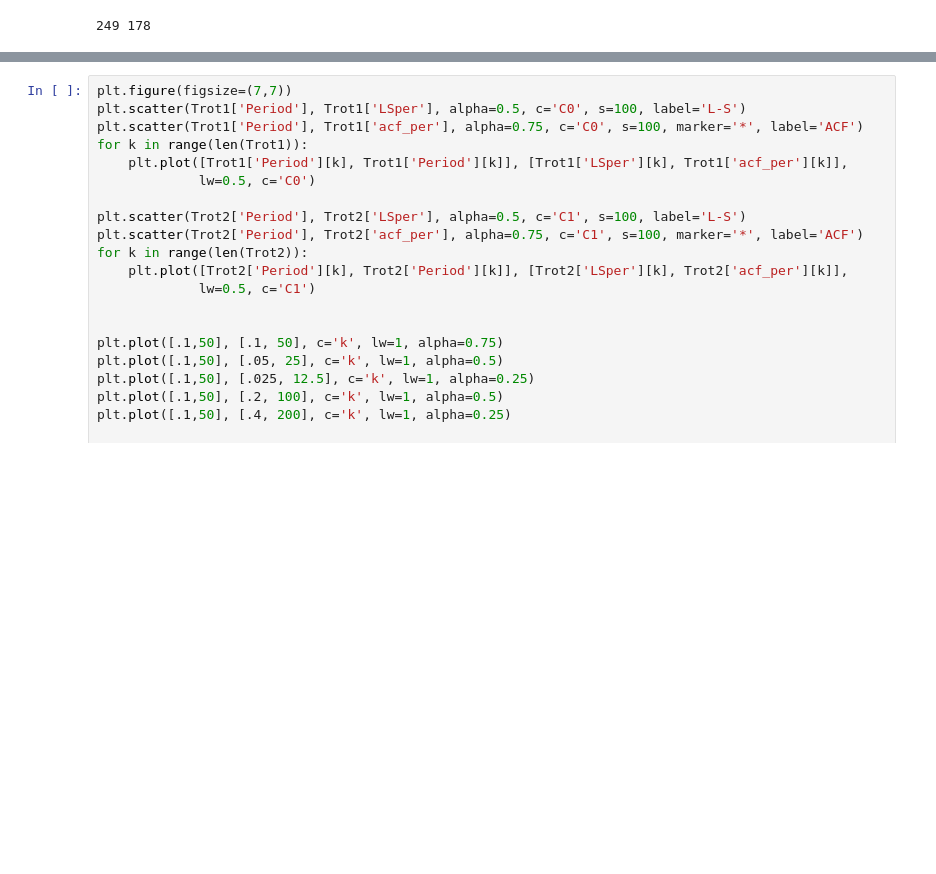
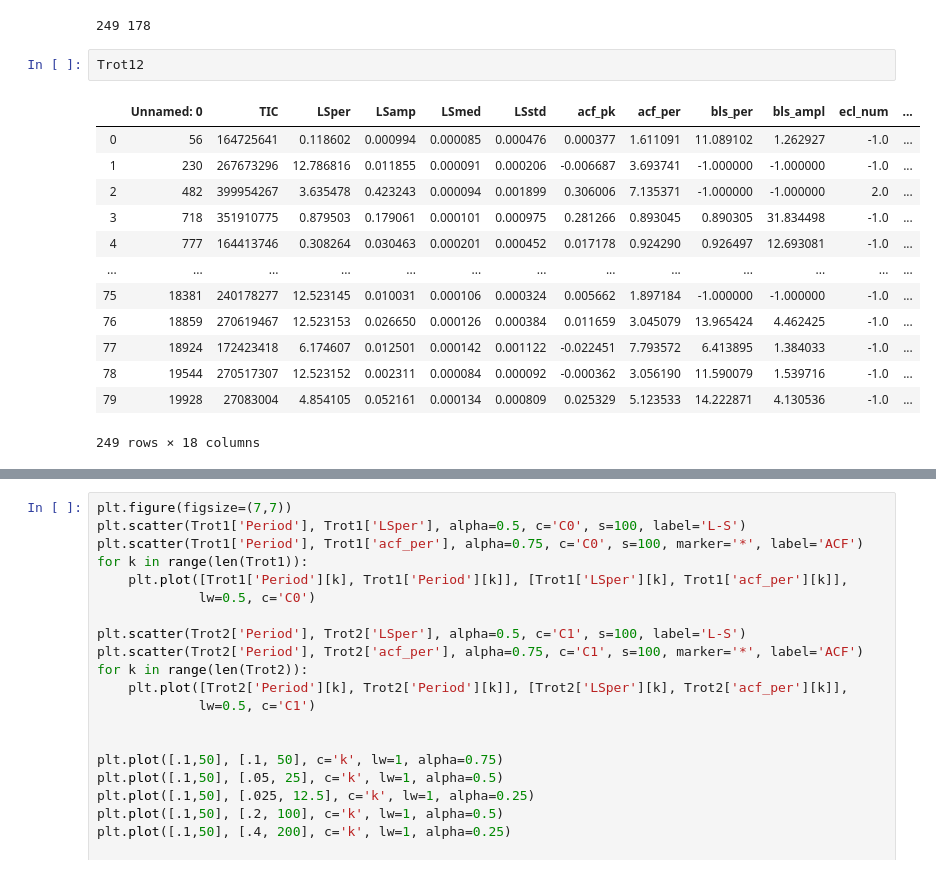
Before and after one commit to jradavenport/KTROT, a Jupyter notebook: period_compare.ipynb, the cells around one changed output, grey strips where cells are left out. Drawn from its saved outputs; the diff is of its cells as text; blank space fills up the shorter version.

```diff
--- a/period_compare.ipynb
+++ b/period_compare.ipynb
@@ -146,3 +120,19 @@ Trot12 = pd.concat((Trot1, Trot2))
 print(Trot12['KIC'].size, Trot12['KIC'].unique().size)
 # %% [output]
 249 178
+# %%
+Trot12
+# %% [output]
+|  | Unnamed: 0 | TIC | LSper | LSamp | LSmed | LSstd | acf_pk | acf_per | bls_per | bls_ampl | ecl_num | ... |
+| 0 | 56 | 164725641 | 0.118602 | 0.000994 | 0.000085 | 0.000476 | 0.000377 | 1.611091 | 11.089102 | 1.262927 | -1.0 | ... |
+| 1 | 230 | 267673296 | 12.786816 | 0.011855 | 0.000091 | 0.000206 | -0.006687 | 3.693741 | -1.000000 | -1.000000 | -1.0 | ... |
+| 2 | 482 | 399954267 | 3.635478 | 0.423243 | 0.000094 | 0.001899 | 0.306006 | 7.135371 | -1.000000 | -1.000000 | 2.0 | ... |
+| 3 | 718 | 351910775 | 0.879503 | 0.179061 | 0.000101 | 0.000975 | 0.281266 | 0.893045 | 0.890305 | 31.834498 | -1.0 | ... |
+| 4 | 777 | 164413746 | 0.308264 | 0.030463 | 0.000201 | 0.000452 | 0.017178 | 0.924290 | 0.926497 | 12.693081 | -1.0 | ... |
+| ... | ... | ... | ... | ... | ... | ... | ... | ... | ... | ... | ... | ... |
+| 75 | 18381 | 240178277 | 12.523145 | 0.010031 | 0.000106 | 0.000324 | 0.005662 | 1.897184 | -1.000000 | -1.000000 | -1.0 | ... |
+| 76 | 18859 | 270619467 | 12.523153 | 0.026650 | 0.000126 | 0.000384 | 0.011659 | 3.045079 | 13.965424 | 4.462425 | -1.0 | ... |
+| 77 | 18924 | 172423418 | 6.174607 | 0.012501 | 0.000142 | 0.001122 | -0.022451 | 7.793572 | 6.413895 | 1.384033 | -1.0 | ... |
+| 78 | 19544 | 270517307 | 12.523152 | 0.002311 | 0.000084 | 0.000092 | -0.000362 | 3.056190 | 11.590079 | 1.539716 | -1.0 | ... |
+| 79 | 19928 | 27083004 | 4.854105 | 0.052161 | 0.000134 | 0.000809 | 0.025329 | 5.123533 | 14.222871 | 4.130536 | -1.0 | ... |
+249 rows × 18 columns
```
Also changed, not shown: parts of 8 cells of this notebook, 1 other file.
